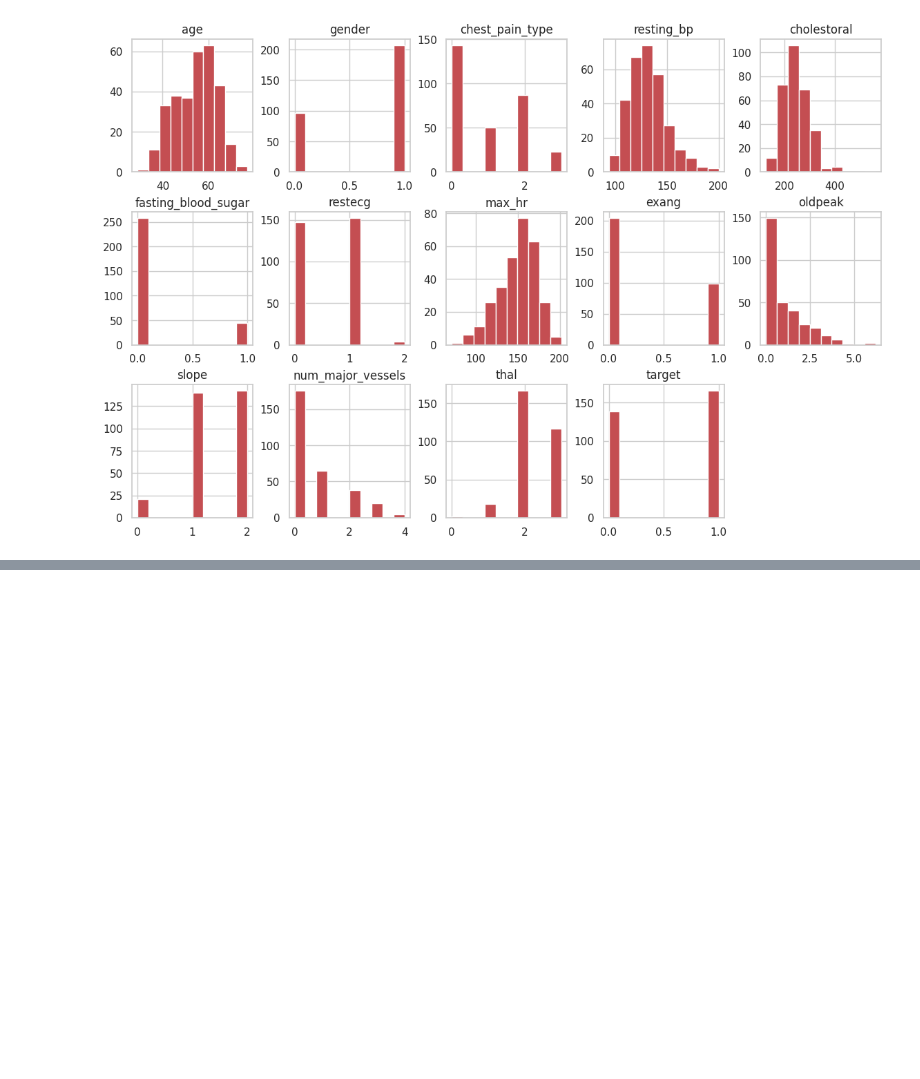
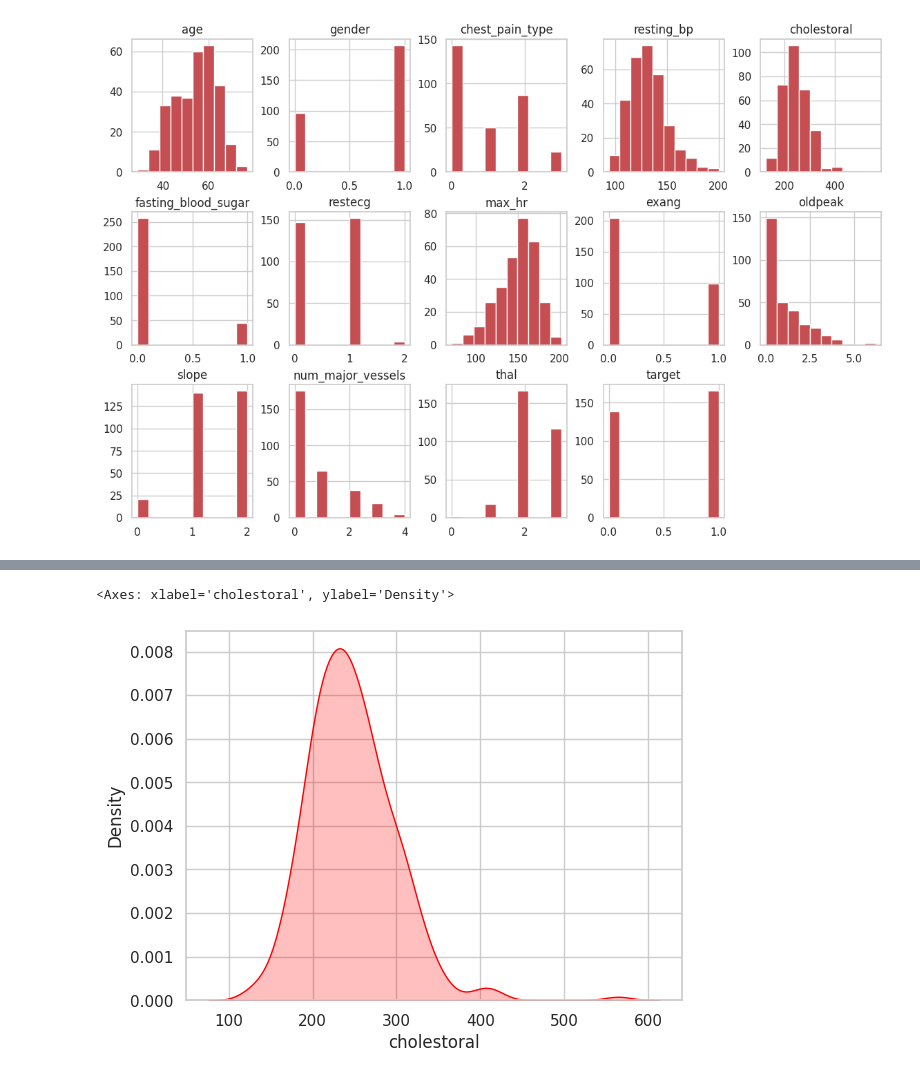
Before and after one commit to florboydens/DataViz_Workshop, a Jupyter notebook: Data_Viz_Workshop_Day_3.ipynb, the cells around one changed output, grey strips where cells are left out. Cells and saved outputs as stored; diff of their text form; code cells hidden in the pictures; blank space fills up the shorter version.

```diff
--- a/Data_Viz_Workshop_Day_3.ipynb
+++ b/Data_Viz_Workshop_Day_3.ipynb
@@ -175,0 +192,9 @@ Data Distribution
+# %%
+# Kernel Density Plot (Area Plot)
+sns.kdeplot(x='cholestoral',
+            data=data,
+            fill = True ,
+            color = "Red")
+# %% [output]
+<Axes: xlabel='cholestoral', ylabel='Density'>
+[figure, added]
```
Also changed, not shown: parts of 14 cells of this notebook.
